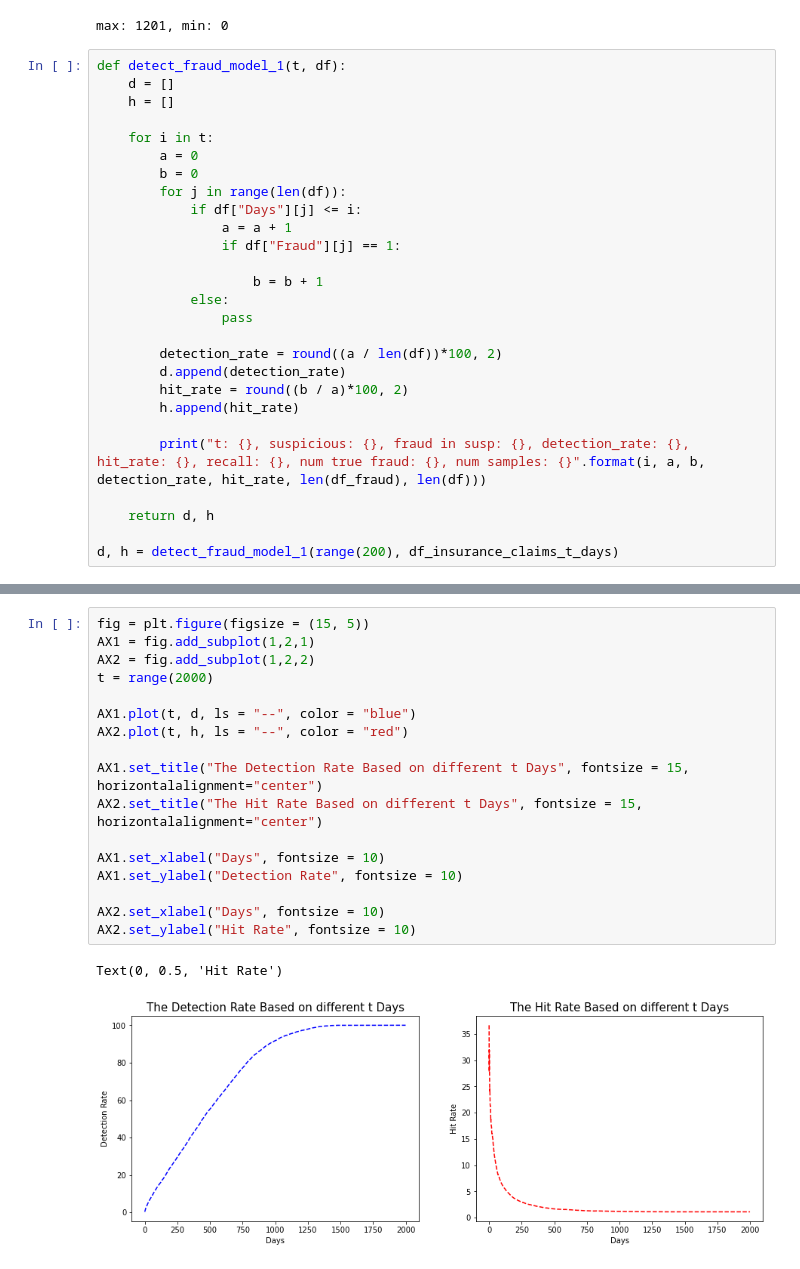
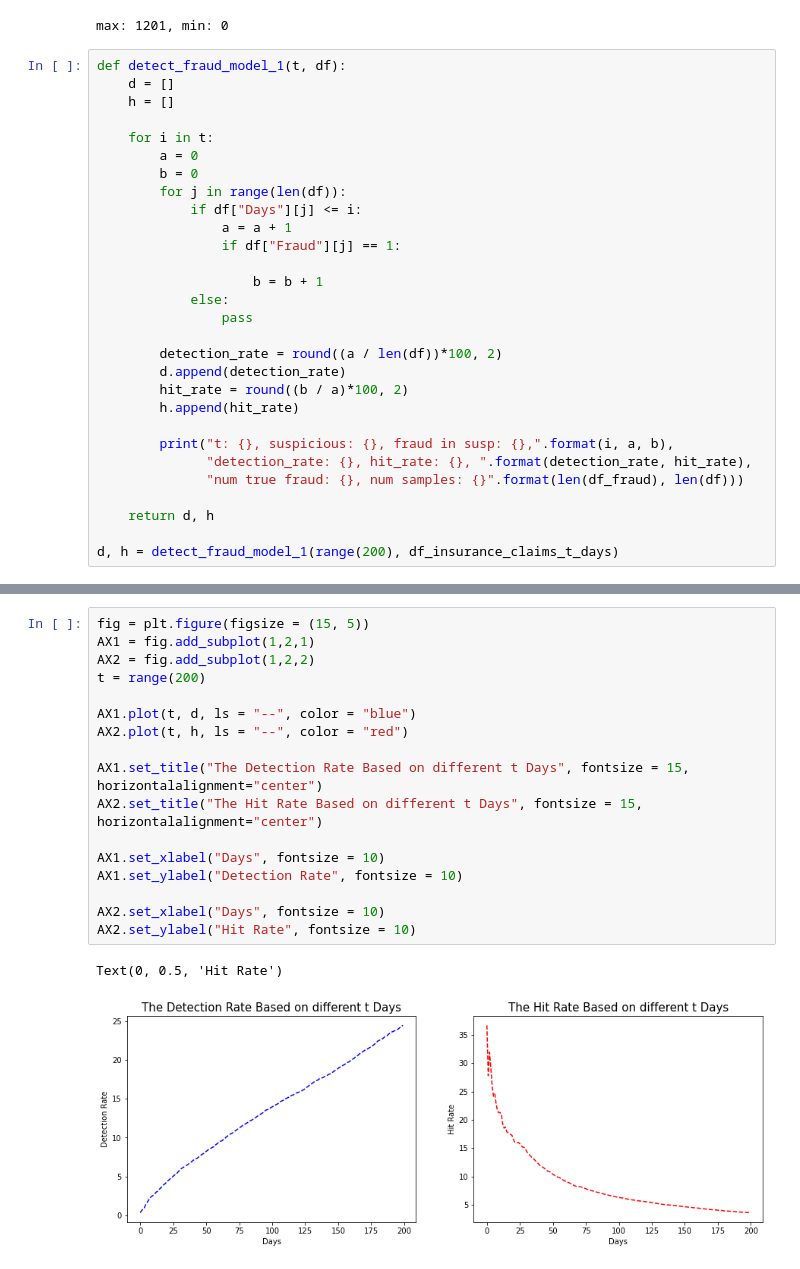
Before and after one commit to jill-data/DL-Insurance-Fraud-Detection, a Jupyter notebook: Preprep.ipynb, the cells around one changed output, grey strips where cells are left out. Drawn from its saved outputs; the diff is of its cells as text.

```diff
--- a/Preprep.ipynb
+++ b/Preprep.ipynb
@@ -276,7 +273,9 @@ def detect_fraud_model_1(t, df):
         hit_rate = round((b / a)*100, 2)
         h.append(hit_rate)
 
-        print("t: {}, suspicious: {}, fraud in susp: {}, detection_rate: {}, hit_rate: {}, recall: {}, num true fraud: {}, num samples: {}".format(i, a, b, detection_rate, hit_rate, len(df_fraud), len(df)))
+        print("t: {}, suspicious: {}, fraud in susp: {},".format(i, a, b),
+              "detection_rate: {}, hit_rate: {}, ".format(detection_rate, hit_rate),
+              "num true fraud: {}, num samples: {}".format(len(df_fraud), len(df)))
 
     return d, h
 
@@ -302,23 +301,23 @@ t: 1999, suspicious: 9120, fraud in susp: 101, detection_rate: 100.0, hit_rate:
 # %%
 fig = plt.figure(figsize = (15, 5))
 AX1 = fig.add_subplot(1,2,1)
 AX2 = fig.add_subplot(1,2,2)
-t = range(2000)
+t = range(200)
 
 AX1.plot(t, d, ls = "--", color = "blue")
 AX2.plot(t, h, ls = "--", color = "red")
 
 AX1.set_title("The Detection Rate Based on different t Days", fontsize = 15, horizontalalignment="center")
 AX2.set_title("The Hit Rate Based on different t Days", fontsize = 15, horizontalalignment="center")
 
 AX1.set_xlabel("Days", fontsize = 10)
 AX1.set_ylabel("Detection Rate", fontsize = 10)
 
 AX2.set_xlabel("Days", fontsize = 10)
 AX2.set_ylabel("Hit Rate", fontsize = 10)
 # %% [output]
 Text(0, 0.5, 'Hit Rate')
-[figure, old version]
+[figure, new version]
 # %%
 for i in t:
     print("t: {}, d: {}, h: {}".format(i, d[i], h[i]))
```
Also changed, not shown: parts of 32 cells of this notebook.
